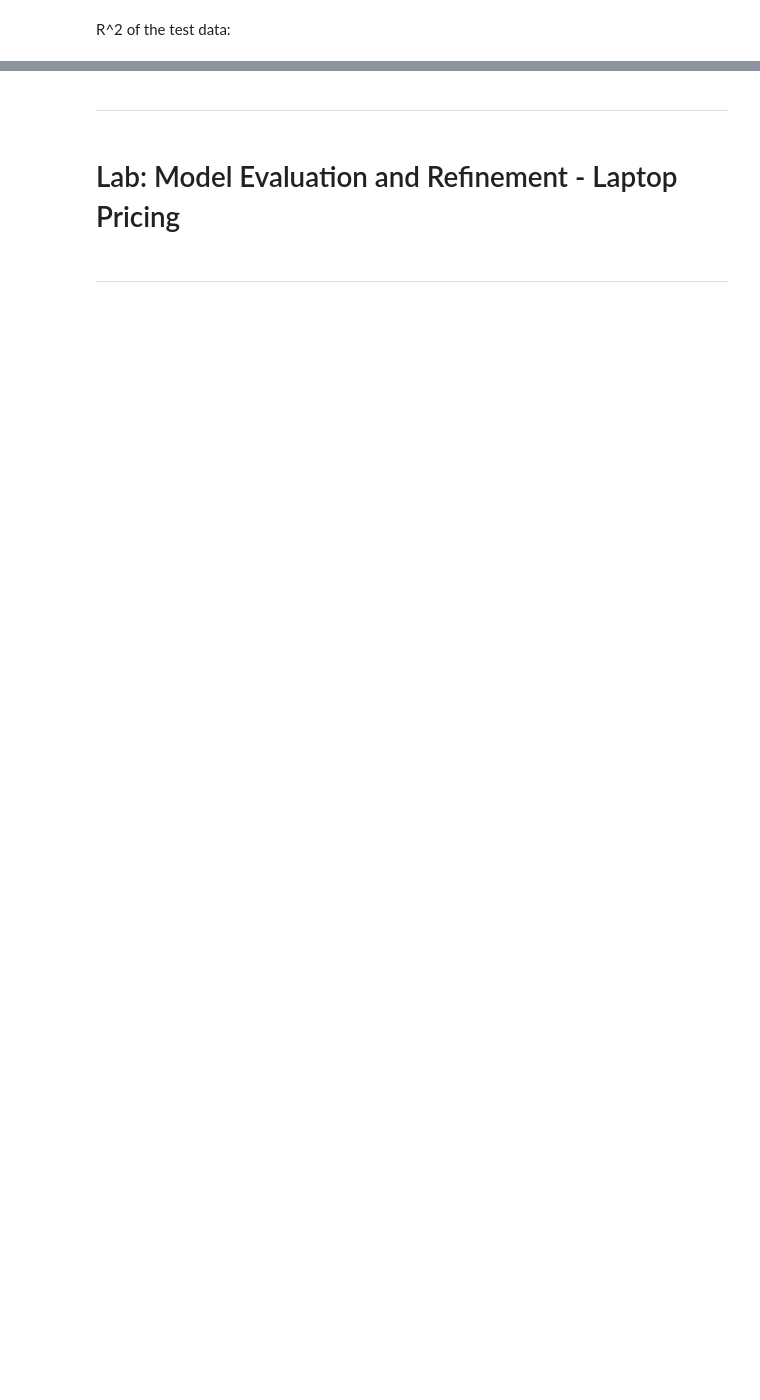
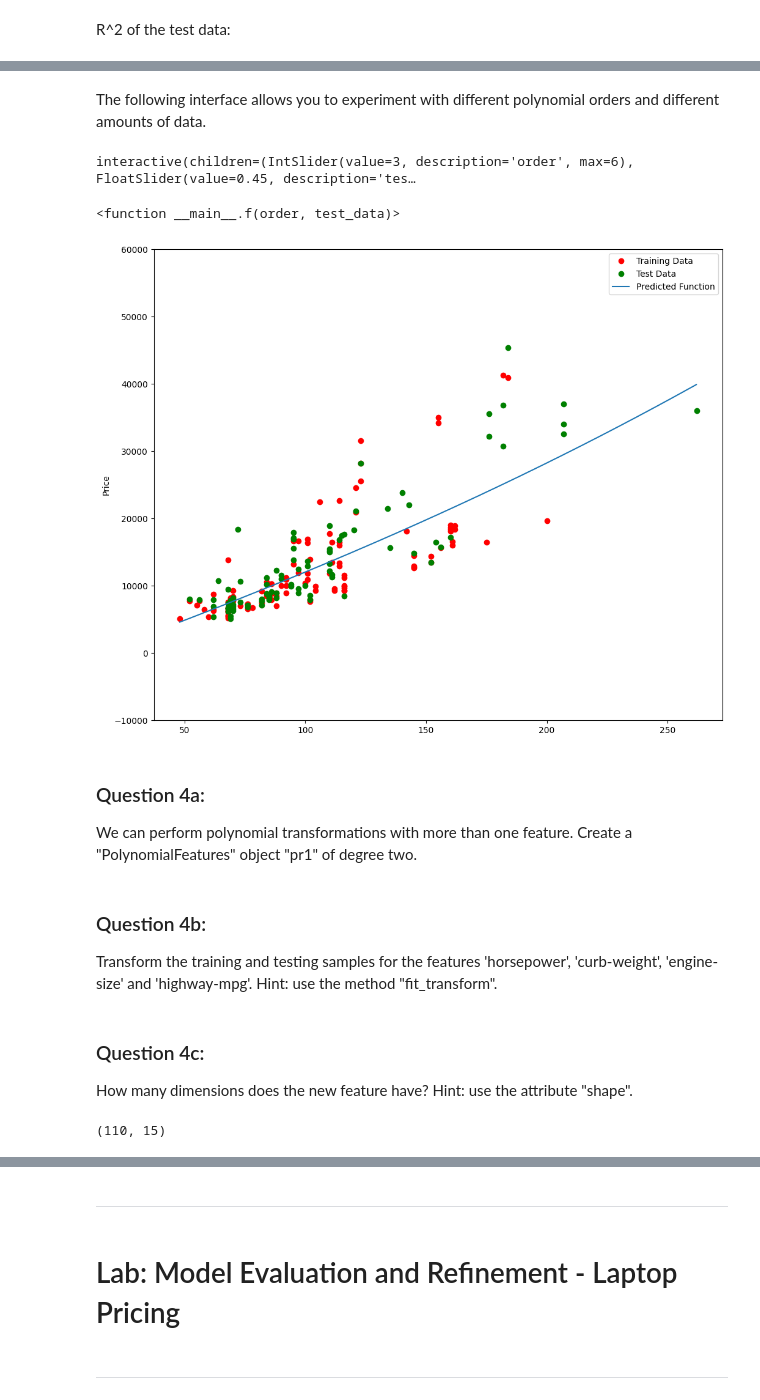
Before and after one commit to jaypay161-codealchemy/Data_Analysis_with_Python, a Jupyter notebook: Module-5.ipynb, the cells around one changed output, grey strips where cells are left out. Saved outputs shown, nothing was run; the diff lists cells and outputs as text; code cells hidden in the pictures; blank space fills up the shorter version.

```diff
--- a/Module-5.ipynb
+++ b/Module-5.ipynb
@@ -368,0 +404,20 @@ poly.score(x_test_pr, y_test)
+# %%
+def f(order, test_data):
+    x_train, x_test, y_train, y_test = train_test_split(x_data, y_data, test_size=test_data, random_state=0)
+    pr = PolynomialFeatures(degree=order)
+    x_train_pr = pr.fit_transform(x_train[['horsepower']])
+    x_test_pr = pr.fit_transform(x_test[['horsepower']])
+    poly = LinearRegression()
+    poly.fit(x_train_pr,y_train)
+    PollyPlot(x_train['horsepower'], x_test['horsepower'], y_train, y_test, poly,pr)
+# %% [markdown]
+The following interface allows you to experiment with different polynomial orders and different amounts of data.
+# %%
+interact(f, order=(0, 6, 1), test_data=(0.05, 0.95, 0.05))
+# %% [output]
+interactive(children=(IntSlider(value=3, description='order', max=6), FloatSlider(value=0.45, description='tes…
+<function __main__.f(order, test_data)>
+[figure, added]
+# %% [markdown]
+### Question 4a:
+We can perform polynomial transformations with more than one feature. Create a "PolynomialFeatures" object "pr1" of degree two.
@@ -368,0 +426,3 @@ poly.score(x_test_pr, y_test)
+# %% [markdown]
+### Question 4b:
+Transform the training and testing samples for the features 'horsepower', 'curb-weight', 'engine-size' and 'highway-mpg'. Hint: use the method "fit_transform".
@@ -368,0 +433,7 @@ poly.score(x_test_pr, y_test)
+# %% [markdown]
+### Question 4c:
+How many dimensions does the new feature have? Hint: use the attribute "shape".
+# %%
+x_train_pr1.shape #there are now 15 features
+# %% [output]
+(110, 15)
```
Also changed, not shown: parts of 48 cells of this notebook, 4 other files.
